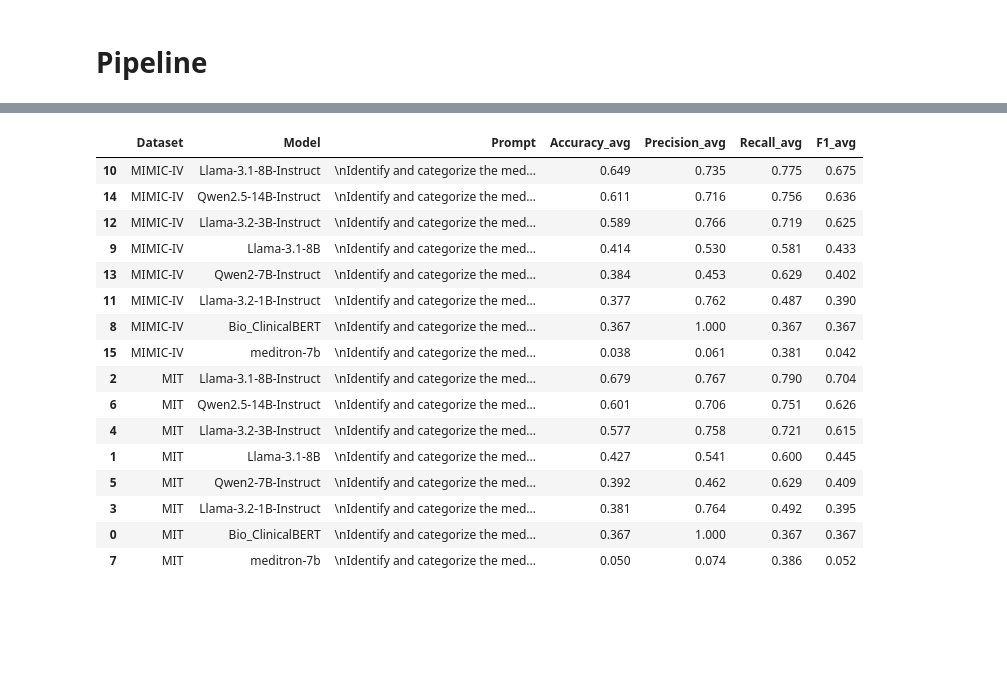
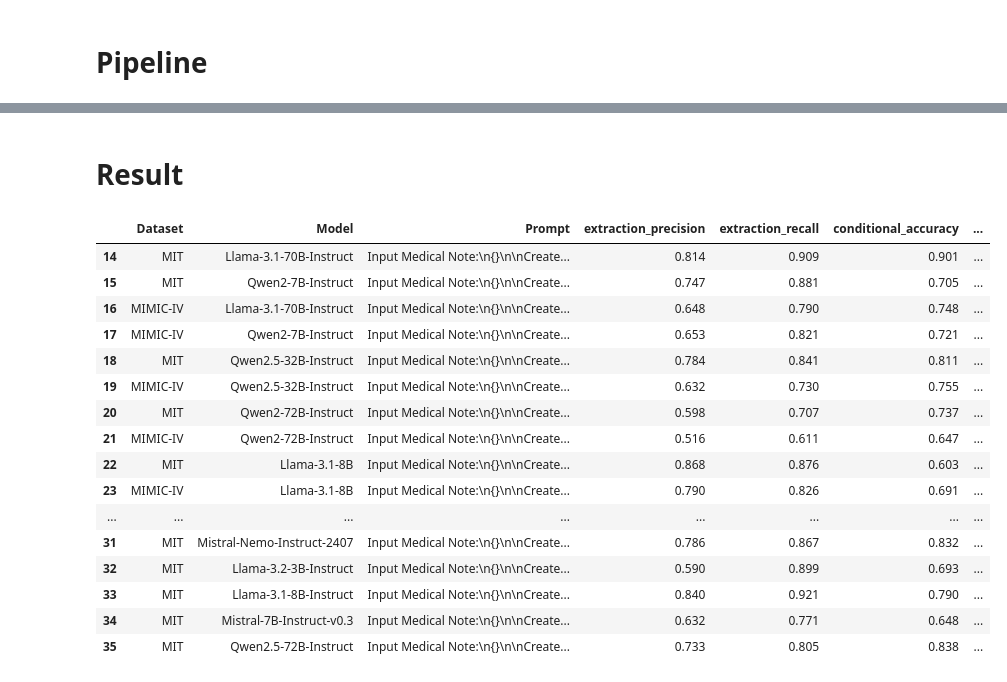
Before and after one commit to shaochon/HDS-BWH_Capstone, a Jupyter notebook: baseline.ipynb, the cells around one changed output, grey strips where cells are left out. Saved outputs shown, nothing was run; the diff lists cells and outputs as text; code cells hidden in the pictures; blank space fills up the shorter version.

```diff
--- a/baseline.ipynb
+++ b/baseline.ipynb
@@ -650,22 +694,0 @@ for model_name, model_path in name_model_paths.items():
-# %%
-result_df = pd.read_csv(results_df_path).sort_values(by=['Dataset', 'F1'], ascending=[True, False])
-result_df.columns = ['Dataset', 'Model', 'Prompt', 'Accuracy_avg', 'Precision_avg', 'Recall_avg', 'F1_avg']
-result_df
-# %% [output]
-|  | Dataset | Model | Prompt | Accuracy_avg | Precision_avg | Recall_avg | F1_avg |
-| 10 | MIMIC-IV | Llama-3.1-8B-Instruct | \nIdentify and categorize the med... | 0.649 | 0.735 | 0.775 | 0.675 |
-| 14 | MIMIC-IV | Qwen2.5-14B-Instruct | \nIdentify and categorize the med... | 0.611 | 0.716 | 0.756 | 0.636 |
-| 12 | MIMIC-IV | Llama-3.2-3B-Instruct | \nIdentify and categorize the med... | 0.589 | 0.766 | 0.719 | 0.625 |
-| 9 | MIMIC-IV | Llama-3.1-8B | \nIdentify and categorize the med... | 0.414 | 0.530 | 0.581 | 0.433 |
-| 13 | MIMIC-IV | Qwen2-7B-Instruct | \nIdentify and categorize the med... | 0.384 | 0.453 | 0.629 | 0.402 |
-| 11 | MIMIC-IV | Llama-3.2-1B-Instruct | \nIdentify and categorize the med... | 0.377 | 0.762 | 0.487 | 0.390 |
-| 8 | MIMIC-IV | Bio_ClinicalBERT | \nIdentify and categorize the med... | 0.367 | 1.000 | 0.367 | 0.367 |
-| 15 | MIMIC-IV | meditron-7b | \nIdentify and categorize the med... | 0.038 | 0.061 | 0.381 | 0.042 |
-| 2 | MIT | Llama-3.1-8B-Instruct | \nIdentify and categorize the med... | 0.679 | 0.767 | 0.790 | 0.704 |
-| 6 | MIT | Qwen2.5-14B-Instruct | \nIdentify and categorize the med... | 0.601 | 0.706 | 0.751 | 0.626 |
-| 4 | MIT | Llama-3.2-3B-Instruct | \nIdentify and categorize the med... | 0.577 | 0.758 | 0.721 | 0.615 |
-| 1 | MIT | Llama-3.1-8B | \nIdentify and categorize the med... | 0.427 | 0.541 | 0.600 | 0.445 |
-| 5 | MIT | Qwen2-7B-Instruct | \nIdentify and categorize the med... | 0.392 | 0.462 | 0.629 | 0.409 |
-| 3 | MIT | Llama-3.2-1B-Instruct | \nIdentify and categorize the med... | 0.381 | 0.764 | 0.492 | 0.395 |
-| 0 | MIT | Bio_ClinicalBERT | \nIdentify and categorize the med... | 0.367 | 1.000 | 0.367 | 0.367 |
-| 7 | MIT | meditron-7b | \nIdentify and categorize the med... | 0.050 | 0.074 | 0.386 | 0.052 |
@@ -671,0 +789,28 @@ result_df
+# %% [markdown]
+# Result
+# %%
+data_folder = "/PHShome/cs1839/capstone_data/"
+# results table path
+results_df_path = data_folder + "results.csv"
+
+result_df = pd.read_csv(results_df_path)
+# get dataset == internal data
+result_df[result_df['Dataset'] != 'Internal Data']
+# %% [output]
+|  | Dataset | Model | Prompt | extraction_precision | extraction_recall | conditional_accuracy | ... |
+| 14 | MIT | Llama-3.1-70B-Instruct | Input Medical Note:\n{}\n\nCreate... | 0.814 | 0.909 | 0.901 | ... |
+| 15 | MIT | Qwen2-7B-Instruct | Input Medical Note:\n{}\n\nCreate... | 0.747 | 0.881 | 0.705 | ... |
+| 16 | MIMIC-IV | Llama-3.1-70B-Instruct | Input Medical Note:\n{}\n\nCreate... | 0.648 | 0.790 | 0.748 | ... |
+| 17 | MIMIC-IV | Qwen2-7B-Instruct | Input Medical Note:\n{}\n\nCreate... | 0.653 | 0.821 | 0.721 | ... |
+| 18 | MIT | Qwen2.5-32B-Instruct | Input Medical Note:\n{}\n\nCreate... | 0.784 | 0.841 | 0.811 | ... |
+| 19 | MIMIC-IV | Qwen2.5-32B-Instruct | Input Medical Note:\n{}\n\nCreate... | 0.632 | 0.730 | 0.755 | ... |
+| 20 | MIT | Qwen2-72B-Instruct | Input Medical Note:\n{}\n\nCreate... | 0.598 | 0.707 | 0.737 | ... |
+| 21 | MIMIC-IV | Qwen2-72B-Instruct | Input Medical Note:\n{}\n\nCreate... | 0.516 | 0.611 | 0.647 | ... |
+| 22 | MIT | Llama-3.1-8B | Input Medical Note:\n{}\n\nCreate... | 0.868 | 0.876 | 0.603 | ... |
+| 23 | MIMIC-IV | Llama-3.1-8B | Input Medical Note:\n{}\n\nCreate... | 0.790 | 0.826 | 0.691 | ... |
+| ... | ... | ... | ... | ... | ... | ... | ... |
+| 31 | MIT | Mistral-Nemo-Instruct-2407 | Input Medical Note:\n{}\n\nCreate... | 0.786 | 0.867 | 0.832 | ... |
+| 32 | MIT | Llama-3.2-3B-Instruct | Input Medical Note:\n{}\n\nCreate... | 0.590 | 0.899 | 0.693 | ... |
+| 33 | MIT | Llama-3.1-8B-Instruct | Input Medical Note:\n{}\n\nCreate... | 0.840 | 0.921 | 0.790 | ... |
+| 34 | MIT | Mistral-7B-Instruct-v0.3 | Input Medical Note:\n{}\n\nCreate... | 0.632 | 0.771 | 0.648 | ... |
+| 35 | MIT | Qwen2.5-72B-Instruct | Input Medical Note:\n{}\n\nCreate... | 0.733 | 0.805 | 0.838 | ... |
```
Also changed, not shown: parts of 7 cells of this notebook, 7 other files.
